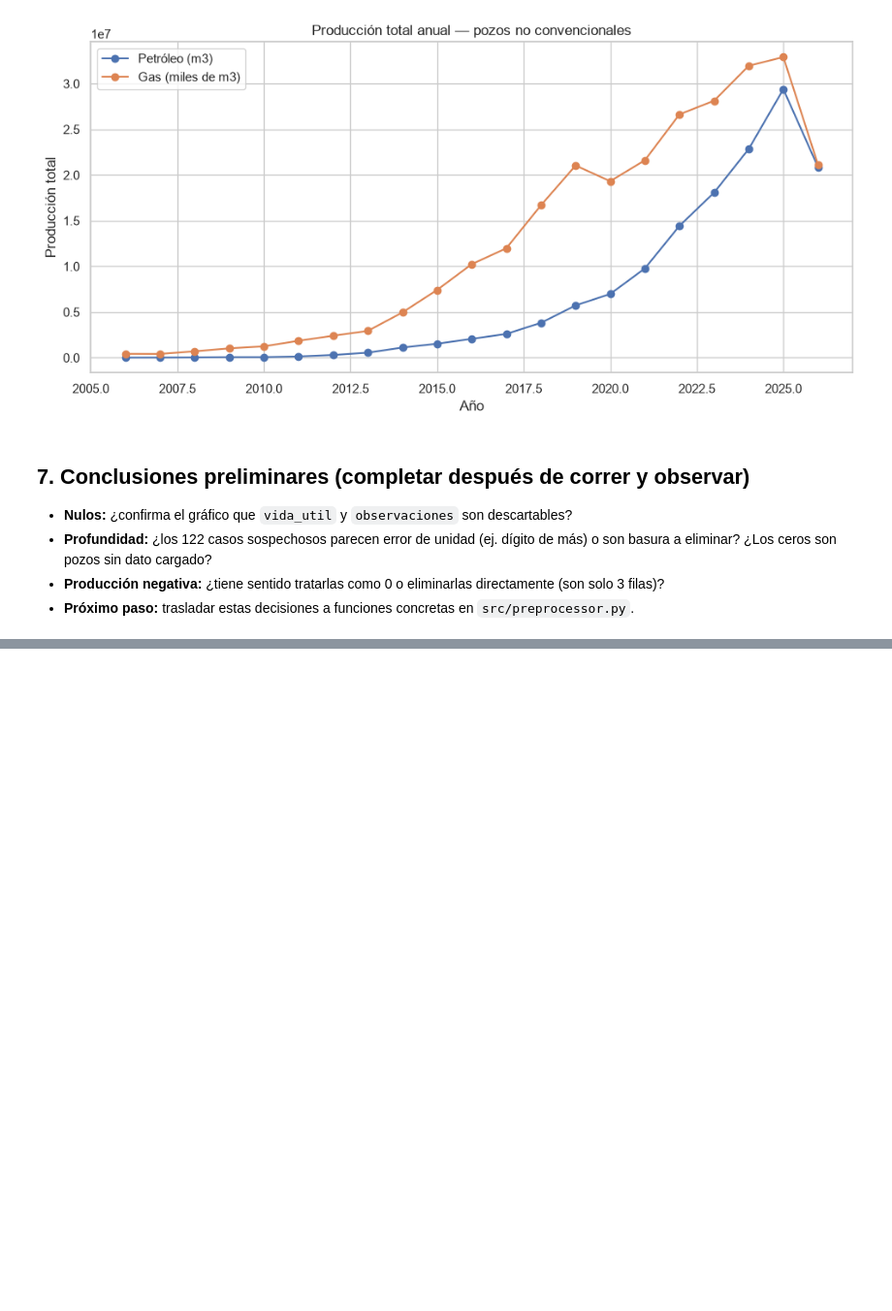
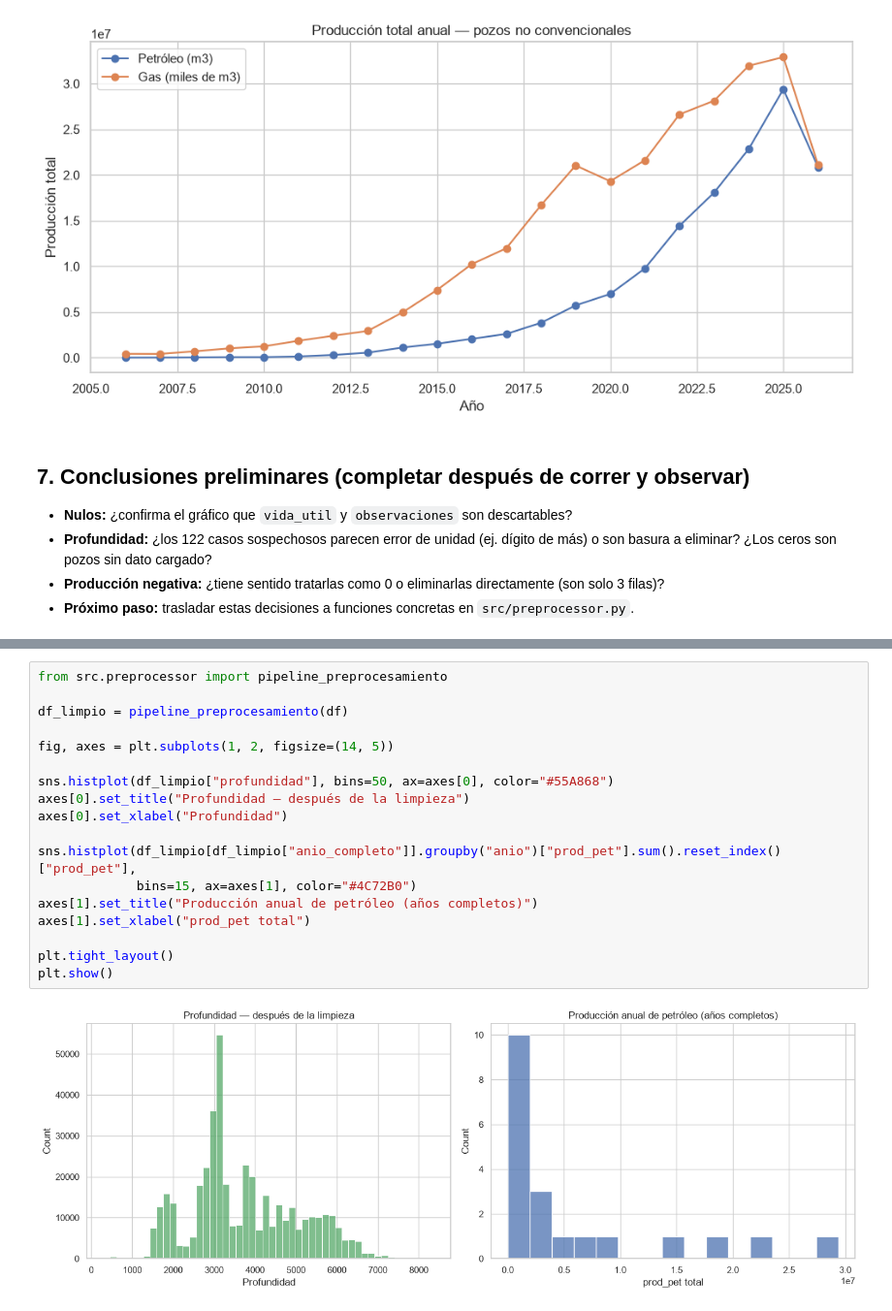
Before and after one commit to cristian-aguilera-ing/proyecto-ds-ypf, a Jupyter notebook: notebooks/01_eda_limpieza.ipynb, the cells around one changed output, grey strips where cells are left out. Shown at 97% size. Drawn from its saved outputs; the diff is of its cells as text; blank space fills up the shorter version.

Commit message:
preprocesamiento

```diff
--- a/notebooks/01_eda_limpieza.ipynb
+++ b/notebooks/01_eda_limpieza.ipynb
@@ -193,0 +197,20 @@ plt.show()
+# %%
+from src.preprocessor import pipeline_preprocesamiento
+
+df_limpio = pipeline_preprocesamiento(df)
+
+fig, axes = plt.subplots(1, 2, figsize=(14, 5))
+
+sns.histplot(df_limpio["profundidad"], bins=50, ax=axes[0], color="#55A868")
+axes[0].set_title("Profundidad — después de la limpieza")
+axes[0].set_xlabel("Profundidad")
+
+sns.histplot(df_limpio[df_limpio["anio_completo"]].groupby("anio")["prod_pet"].sum().reset_index()["prod_pet"],
+             bins=15, ax=axes[1], color="#4C72B0")
+axes[1].set_title("Producción anual de petróleo (años completos)")
+axes[1].set_xlabel("prod_pet total")
+
+plt.tight_layout()
+plt.show()
+# %% [output]
+[figure, added]
```
Also changed, not shown: parts of 3 cells of this notebook, 2 other files.
